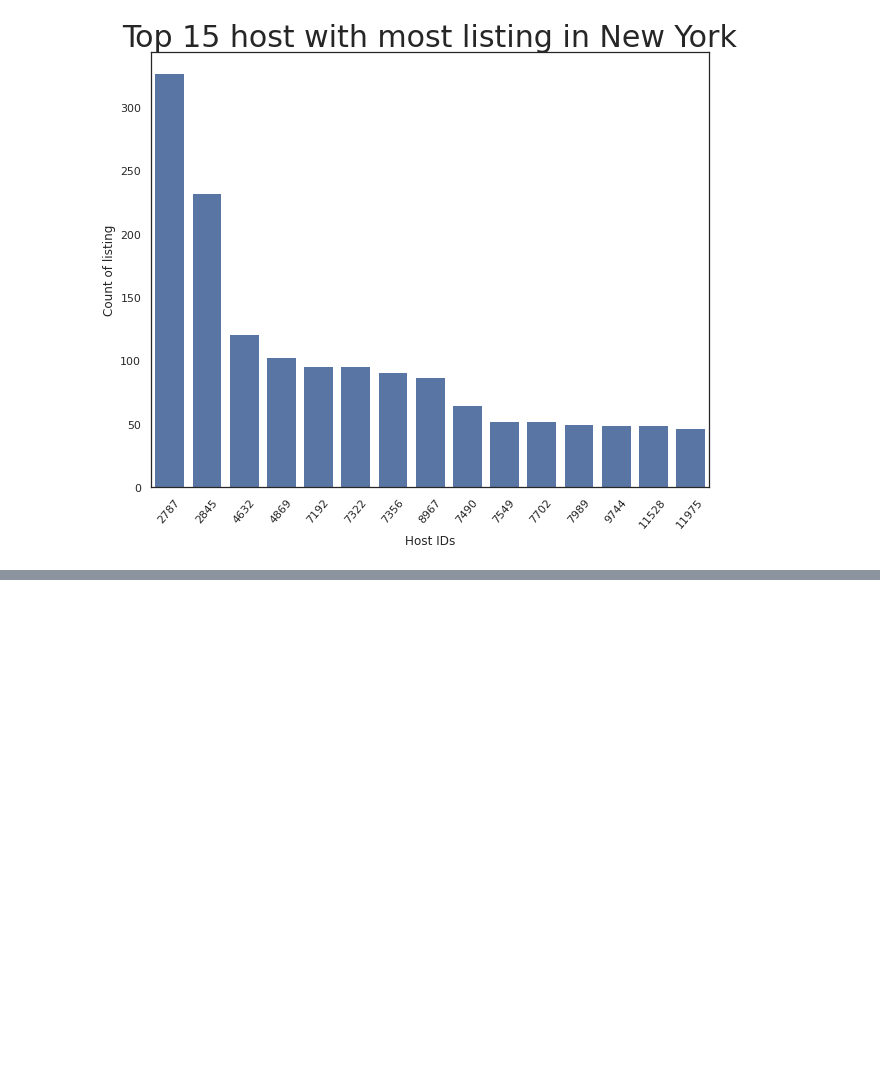
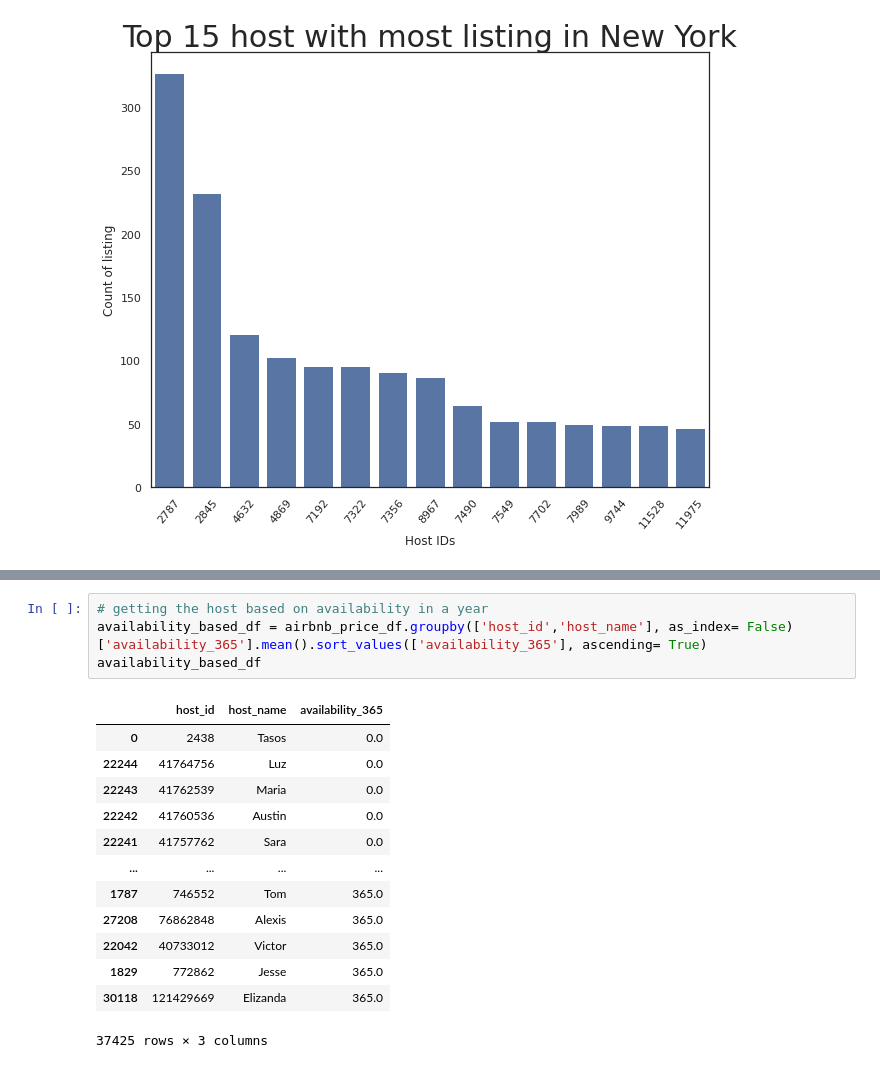
Before and after one commit to vanshansh19/Airbnb-Bookings-Analysis, a Jupyter notebook: EDA_Capstone_Project_1.ipynb, the cells around one changed output, grey strips where cells are left out. Drawn from its saved outputs; the diff is of its cells as text; blank space fills up the shorter version.

```diff
--- a/EDA_Capstone_Project_1.ipynb
+++ b/EDA_Capstone_Project_1.ipynb
@@ -460,0 +481,18 @@ viz_bar.set_xticklabels(viz_bar.get_xticklabels(), rotation=50)
+# %%
+# getting the host based on availability in a year
+availability_based_df = airbnb_price_df.groupby(['host_id','host_name'], as_index= False)['availability_365'].mean().sort_values(['availability_365'], ascending= True)
+availability_based_df
+# %% [output]
+|  | host_id | host_name | availability_365 |
+| 0 | 2438 | Tasos | 0.0 |
+| 22244 | 41764756 | Luz | 0.0 |
+| 22243 | 41762539 | Maria | 0.0 |
+| 22242 | 41760536 | Austin | 0.0 |
+| 22241 | 41757762 | Sara | 0.0 |
+| ... | ... | ... | ... |
+| 1787 | 746552 | Tom | 365.0 |
+| 27208 | 76862848 | Alexis | 365.0 |
+| 22042 | 40733012 | Victor | 365.0 |
+| 1829 | 772862 | Jesse | 365.0 |
+| 30118 | 121429669 | Elizanda | 365.0 |
+37425 rows × 3 columns
```
Also changed, not shown: parts of 7 cells of this notebook.
